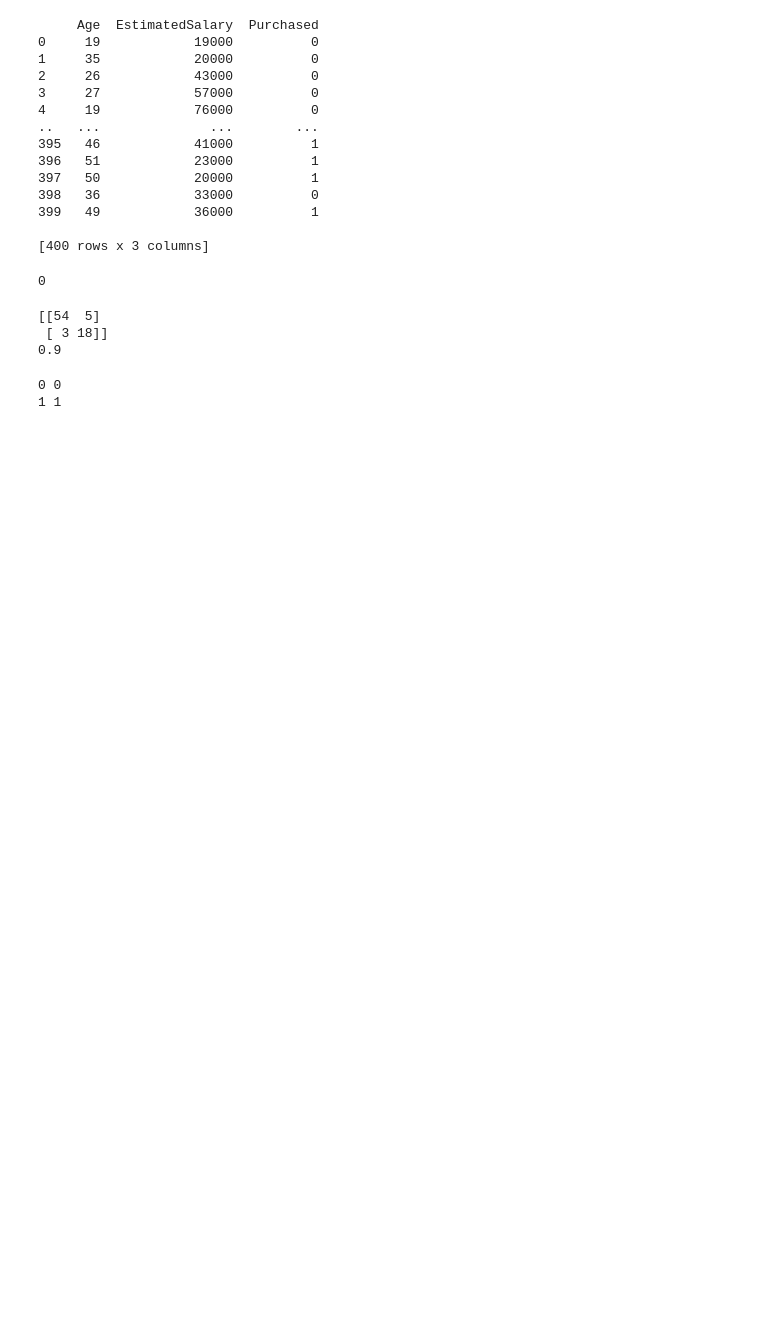
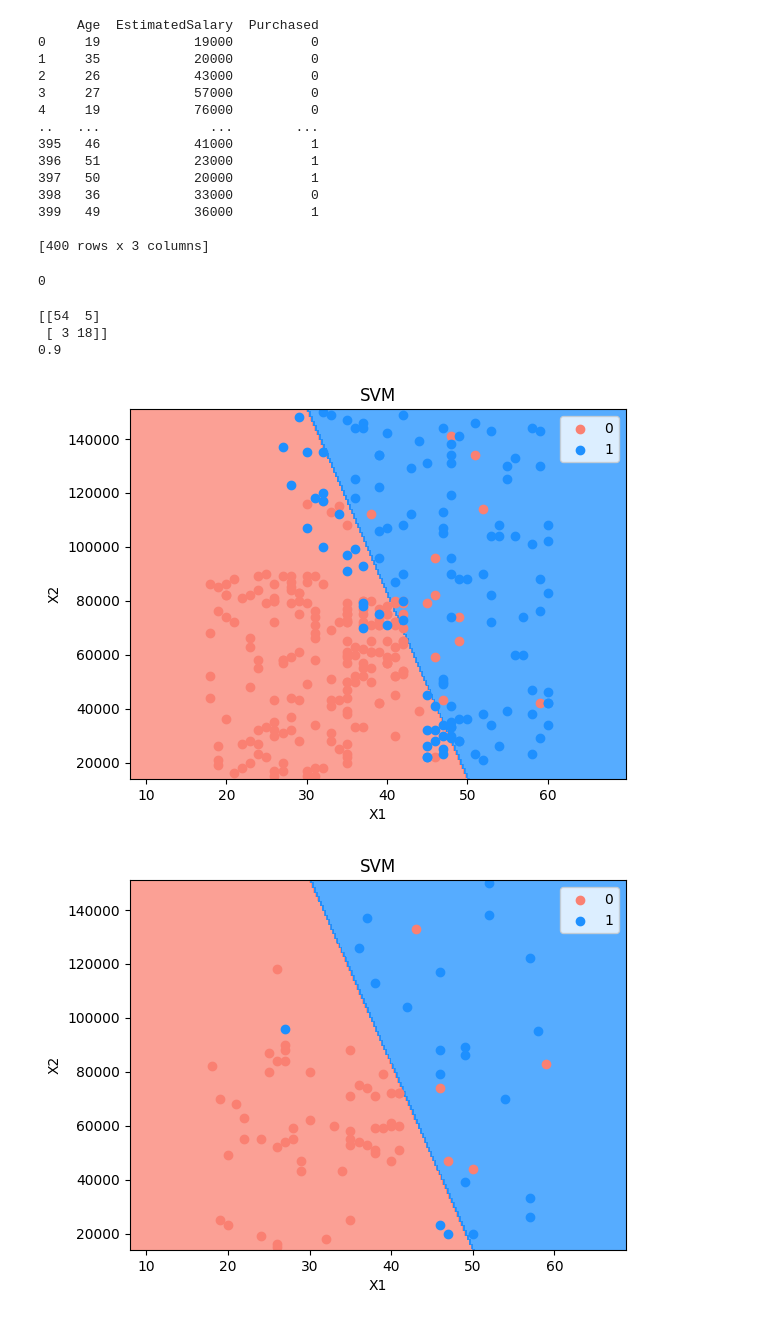
Before and after one commit to jvlad/machine_learning_exercises, a Jupyter notebook: src/svm_classification.ipynb, the cells around one changed output. Drawn from its saved outputs; the diff is of its cells as text; code cells hidden in the pictures; blank space fills up the shorter version.

```diff
--- a/src/svm_classification.ipynb
+++ b/src/svm_classification.ipynb
@@ -54,9 +54,11 @@ print(acsc)
 [[54  5]
  [ 3 18]]
 0.9
-# %%
-for i, j in enumerate(np.unique([0, 1])):
-  print(i, j)
-# %% [output]
-0 0
-1 1
+# %%
+from utils import plot_meshgrid
+
+plot_meshgrid(X_train, y_train, classifier, scalerX, 0.25, 'SVM', 'X1', 'X2')
+plot_meshgrid(X_test, y_test, classifier, scalerX, 0.25, 'SVM', 'X1', 'X2')
+# %% [output]
+[figure, added]
+[figure, added]
```
